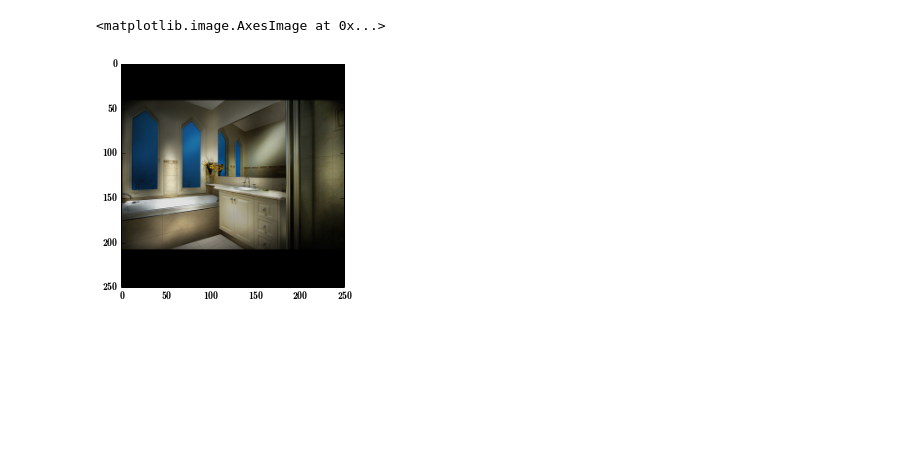
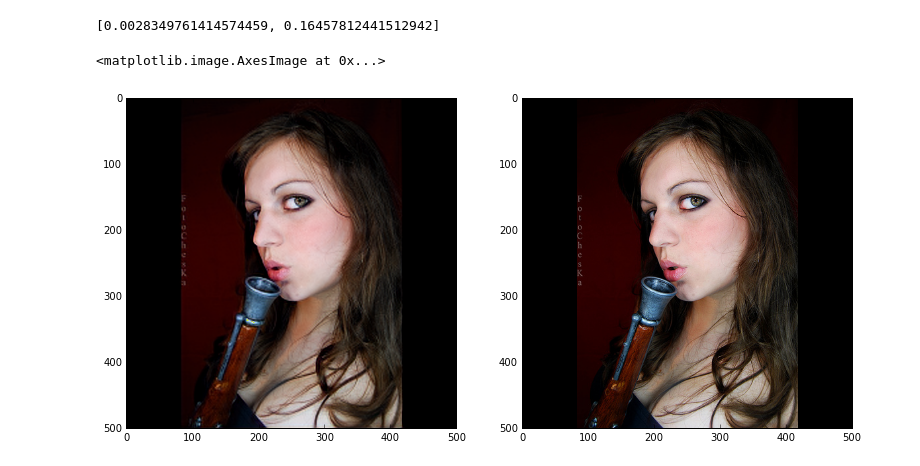
Before and after one commit to dirkgr/Notebooks, a Jupyter notebook: upsize.ipynb, the cells around one changed output. Drawn from its saved outputs; the diff is of its cells as text; code cells hidden in the pictures; blank space fills up the shorter version.

```diff
--- a/upsize.ipynb
+++ b/upsize.ipynb
@@ -52,10 +52,14 @@ def axisFormatFromKeras(image):
     return numpy.moveaxis(image, 0, 2)
 
 filenames = list(allImageFilenames(IMAGES_DIR))
-TRAINING_FRACTION = 0.7
-cutoff = int(len(filenames) * TRAINING_FRACTION)
-filenames_train = filenames[:cutoff]
-filenames_test = filenames[:cutoff]
+TRAIN_VALIDATE_TEST_FRACTIONS = (0.7, 0.2, 0.1)
+cutoffs = (
+    int(len(filenames) * TRAIN_VALIDATE_TEST_FRACTIONS[0]),
+    int(len(filenames) * TRAIN_VALIDATE_TEST_FRACTIONS[0] + TRAIN_VALIDATE_TEST_FRACTIONS[1])
+)
+filenames_train = filenames[:cutoffs[0]]
+filenames_validate = filenames[cutoffs[0]:cutoffs[1]]
+filenames_test = filenames[cutoffs[1]:]
 
 def makeData(filenames):
     for rawImage in allRawImages(filenames):
@@ -82,6 +86,7 @@ def makeInfiniteDataBatches(filenames):
             accumulator = []
 
 train = makeInfiniteDataBatches(filenames_train)
+validate = makeInfiniteDataBatches(filenames_validate)
 test = makeInfiniteDataBatches(filenames_test)
 # %%
 from keras.models import Sequential
@@ -89,13 +94,11 @@ from keras.layers import Activation
 from keras.layers.convolutional import Convolution2D, UpSampling2D
 
 model = Sequential()
-model.add(Convolution2D(32, 5, 5, activation="relu", border_mode='same', input_shape = (3,) + INPUT_SIZE))
-model.add(Convolution2D(32, 5, 5, activation="relu", border_mode='same'))
-model.add(Convolution2D(32, 5, 5, activation="relu", border_mode='same'))
+model.add(Convolution2D(16, 5, 5, activation="relu", border_mode='same', input_shape = (3,) + INPUT_SIZE))
 model.add(UpSampling2D())
-model.add(Convolution2D(32, 5, 5, activation="relu", border_mode='same'))
 model.add(Convolution2D(16, 5, 5, activation="relu", border_mode='same'))
 model.add(Convolution2D(3, 5, 5, activation="relu", border_mode='same'))
+model.add(Activation("tanh"))
 model.summary()
 model.compile(loss='mse', optimizer='adam', metrics=['accuracy'])
 # %% [output]
@@ -121,8 +120,10 @@ ________________________________________________________________________________
 # %%
 model.fit_generator(
     train,
-    samples_per_epoch = 1024,
+    samples_per_epoch = 256,
     nb_epoch = 16)
-score = model.evaluate_generator(test)
+
+#    validation_data = validate,
+#    nb_val_samples = 256)
 # %% [output]
 Epoch 1/16
@@ -139,6 +147,25 @@ Epoch 6/16
 # %%
-plt.imshow(scaledImage)
+model.evaluate_generator(test, 256)
+
+#plt.imshow(scaledImage)
 #plt.imshow(paddedImage)
 # %% [output]
-<matplotlib.image.AxesImage at 0x...>
+[0.0028349761414574459, 0.16457812441512942]
-[figure, removed]
+# %%
+(scaledDownBatch, originalBatch) = test.next()
+resultBatch = model.predict_on_batch(scaledDownBatch)
+
+firstResult = resultBatch[0]
+firstResult = axisFormatFromKeras(firstResult)
+
+firstOriginal = originalBatch[0]
+firstOriginal = axisFormatFromKeras(firstOriginal)
+# %%
+f, (resultFig, originalFig) = plt.subplots(1, 2)
+f.set_figheight(600/92)
+f.set_figwidth(1200/92)
+resultFig.imshow(firstResult)
+originalFig.imshow(firstOriginal)
+# %% [output]
+<matplotlib.image.AxesImage at 0x...>
+[figure, added]
```
Also changed, not shown: parts of 3 cells of this notebook.
